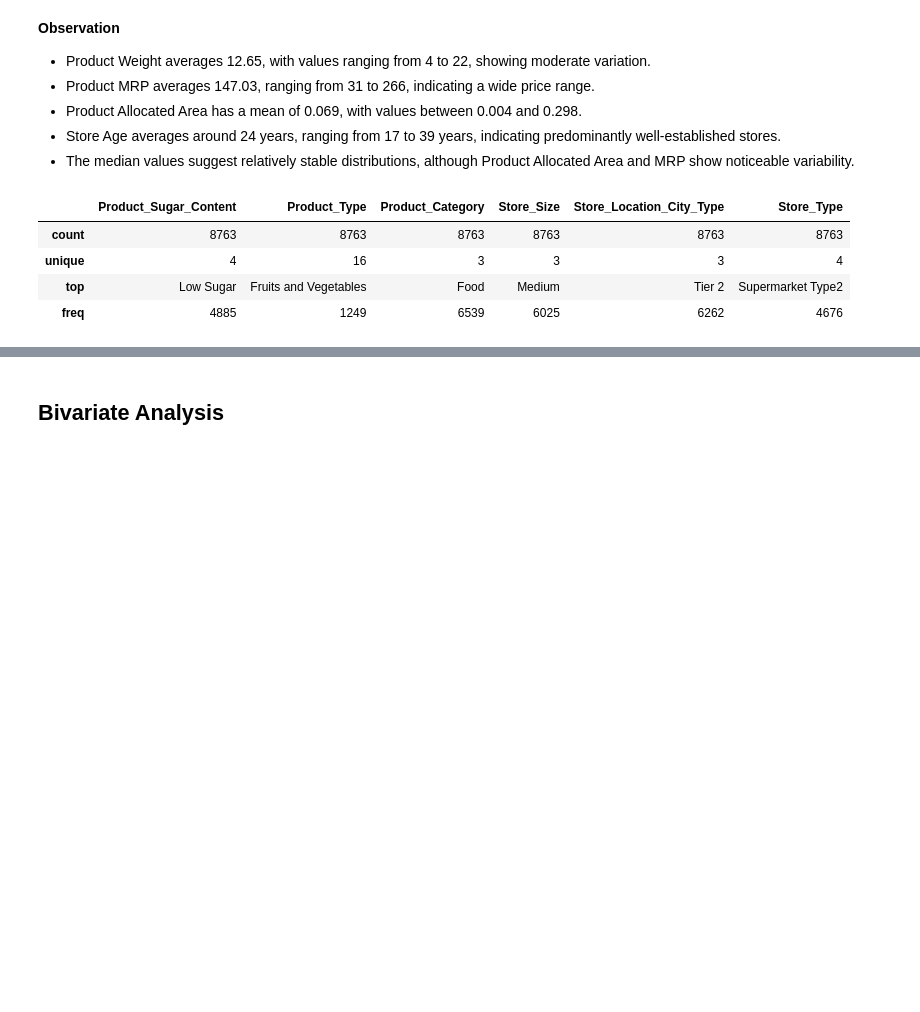
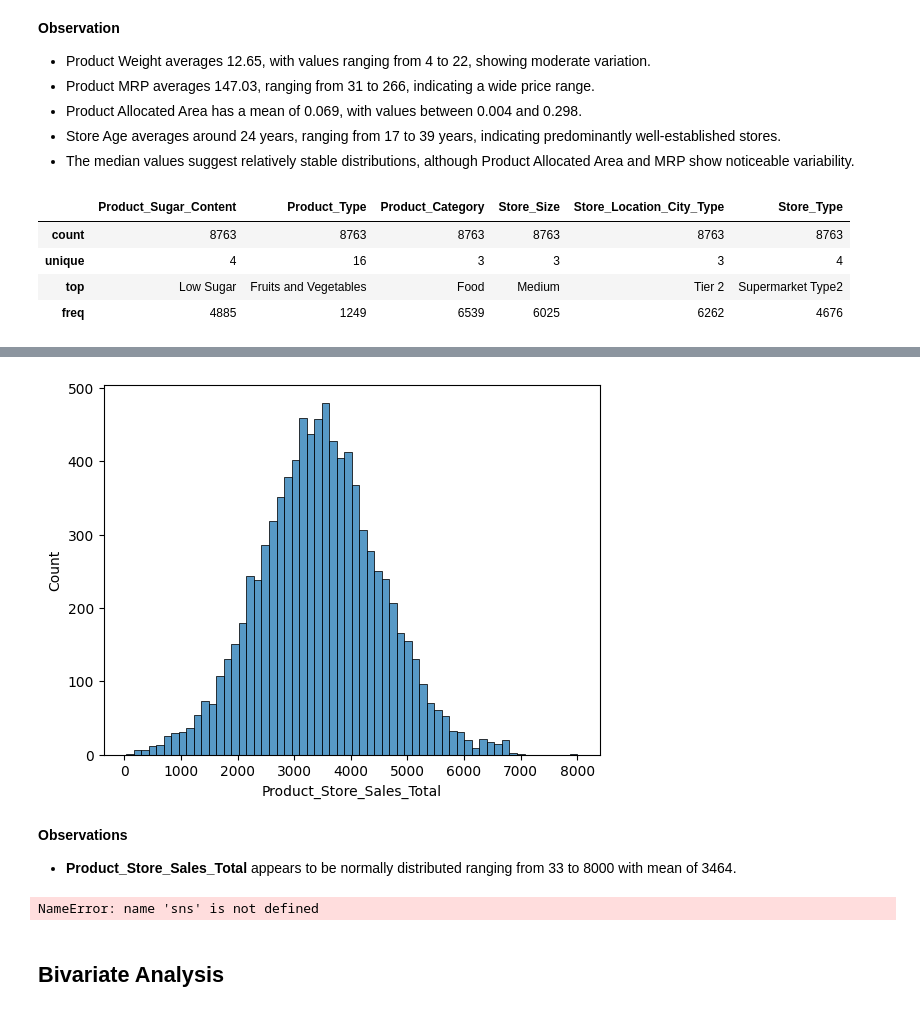
Before and after one commit to preetipss/ModelDeployment, a Jupyter notebook: SuperKart_Model_Deployment.ipynb, the cells around one changed output, grey strips where cells are left out. Drawn from its saved outputs; the diff is of its cells as text; code cells hidden in the pictures; blank space fills up the shorter version.

```diff
--- a/SuperKart_Model_Deployment.ipynb
+++ b/SuperKart_Model_Deployment.ipynb
@@ -376,2 +425,16 @@ data[categorical_features].describe()
+# %%
+# Check the distribution of the target variable
+sns.histplot(data[target]);
+# %% [output]
+[figure, added]
+# %% [markdown]
+**Observations**
+
+- **Product_Store_Sales_Total** appears to be normally distributed ranging from 33 to 8000 with mean of 3464.
+# %%
+# Check the distribution of the exponential of the  target variable; this will give us the actual sale
+sns.histplot(np.exp(data[target]));
+# %% [output]
+NameError: name 'sns' is not defined
 # %% [markdown]
 ## Bivariate Analysis
```
Also changed, not shown: parts of 5 cells of this notebook.
